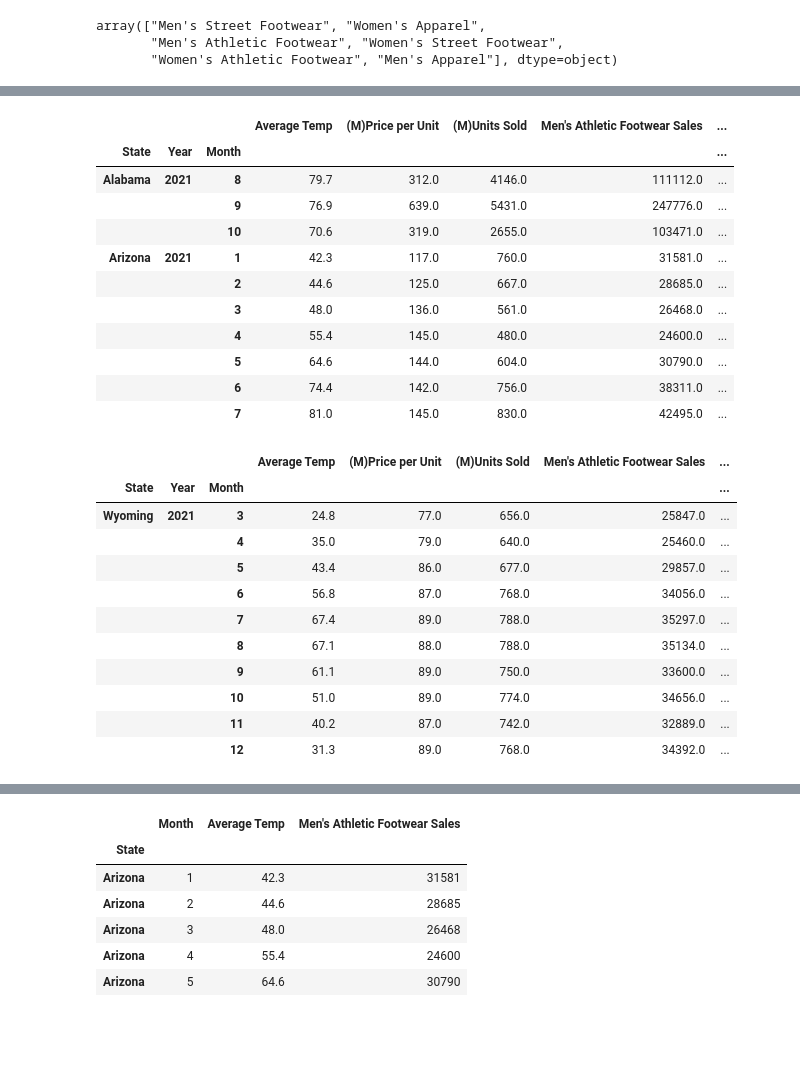
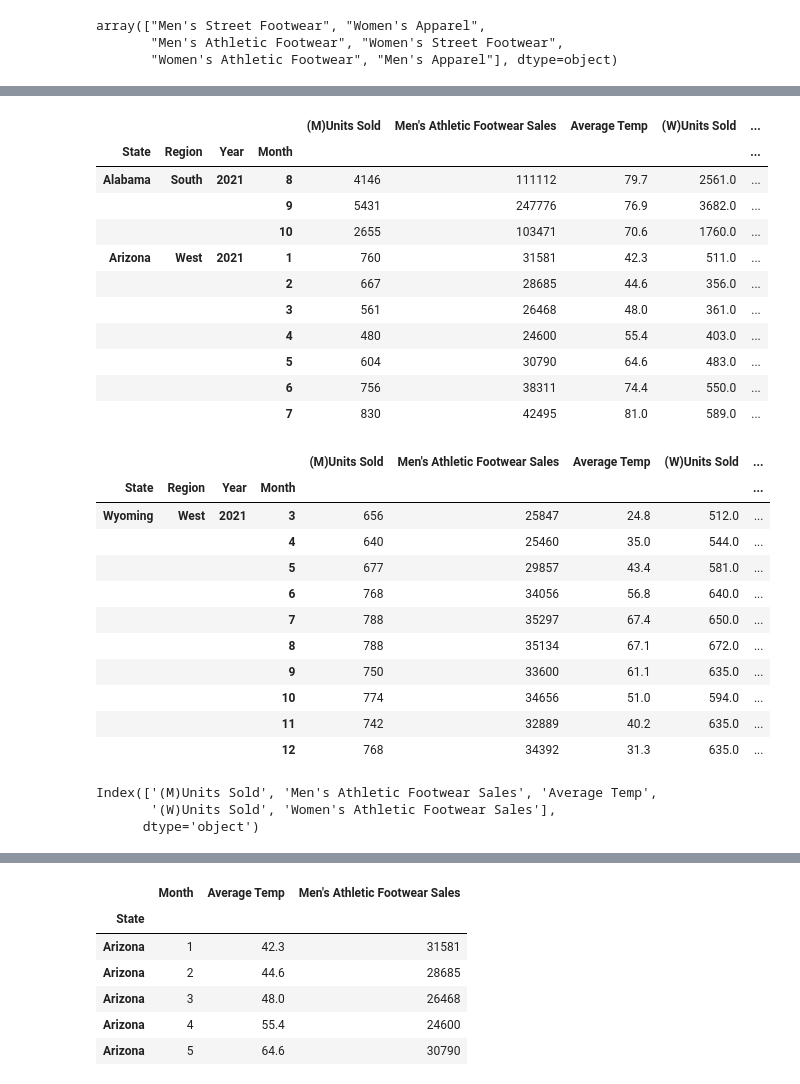
Before and after one commit to Krinnik/adidas_sales_temp_analysis, a Jupyter notebook: nik_workspace.ipynb, the cells around one changed output, grey strips where cells are left out. Saved outputs shown, nothing was run; the diff lists cells and outputs as text; code cells hidden in the pictures; blank space fills up the shorter version.

```diff
--- a/nik_workspace.ipynb
+++ b/nik_workspace.ipynb
@@ -484,5 +486,5 @@ adidas_mens_athletic_footwear.head()
 # %%
-adidas_mens_athletic_footwear = adidas_mens_athletic_footwear.groupby(['State', 'Year', 'Month'])[['Price per Unit', 'Units Sold', 'Total Sales']].sum()
+adidas_mens_athletic_footwear = adidas_mens_athletic_footwear.groupby(['State', 'Region', 'Year', 'Month'])[['Units Sold', 'Total Sales']].sum()
 adidas_mens_athletic_footwear= adidas_mens_athletic_footwear.rename(
     columns={
         'Price per Unit': '(M)Price per Unit',
@@ -511,5 +513,5 @@ adidas_womens_athletic_footwear.head()
 # %%
-adidas_womens_athletic_footwear = adidas_womens_athletic_footwear.groupby(['State', 'Year', 'Month'])[['Price per Unit', 'Units Sold', 'Total Sales']].sum()
+adidas_womens_athletic_footwear = adidas_womens_athletic_footwear.groupby(['State', 'Region', 'Year', 'Month'])[['Units Sold', 'Total Sales']].sum()
 adidas_womens_athletic_footwear= adidas_womens_athletic_footwear.rename(
     columns={
         'Price per Unit': '(W)Price per Unit',
@@ -531,5 +533,7 @@ monthly_temps_by_state = monthly_temps_by_state.reset_index()
 
 monthly_temps_by_state = monthly_temps_by_state.groupby(['State', 'Year', 'Month'])['Average Temp'].sum()
 
+monthly_temps_by_state = pd.DataFrame(monthly_temps_by_state)
+
 monthly_temps_by_state.head()
 # %% [output]
@@ -589,0 +547,3 @@ Name: Total Sales, Length: 509, dtype: int32
+# %%
+adidas_temps = adidas_mens_athletic_footwear.join(monthly_temps_by_state, on=['State', 'Year', 'Month'], how='left')
+adidas_temps.head()
@@ -639,30 +571,35 @@ Name: Total Sales, dtype: int32
 # %%
-adidas_temps = pd.concat([monthly_temps_by_state, adidas_mens_athletic_footwear], axis=1).dropna()
 adidas_temps = pd.concat([adidas_temps, adidas_womens_athletic_footwear], axis=1).dropna()
 display(adidas_temps.head(10))
 display(adidas_temps.tail(10))
 # %% [output]
-|  |  |  | Average Temp | (M)Price per Unit | (M)Units Sold | Men's Athletic Footwear Sales | ... |
-| State | Year | Month |  |  |  |  | ... |
-| Alabama | 2021 | 8 | 79.7 | 312.0 | 4146.0 | 111112.0 | ... |
-|  |  | 9 | 76.9 | 639.0 | 5431.0 | 247776.0 | ... |
-|  |  | 10 | 70.6 | 319.0 | 2655.0 | 103471.0 | ... |
-| Arizona | 2021 | 1 | 42.3 | 117.0 | 760.0 | 31581.0 | ... |
-|  |  | 2 | 44.6 | 125.0 | 667.0 | 28685.0 | ... |
-|  |  | 3 | 48.0 | 136.0 | 561.0 | 26468.0 | ... |
-|  |  | 4 | 55.4 | 145.0 | 480.0 | 24600.0 | ... |
-|  |  | 5 | 64.6 | 144.0 | 604.0 | 30790.0 | ... |
-|  |  | 6 | 74.4 | 142.0 | 756.0 | 38311.0 | ... |
-|  |  | 7 | 81.0 | 145.0 | 830.0 | 42495.0 | ... |
+|  |  |  |  | (M)Units Sold | Men's Athletic Footwear Sales | Average Temp | (W)Units Sold | ... |
+| State | Region | Year | Month |  |  |  |  | ... |
+| Alabama | South | 2021 | 8 | 4146 | 111112 | 79.7 | 2561.0 | ... |
+|  |  |  | 9 | 5431 | 247776 | 76.9 | 3682.0 | ... |
+|  |  |  | 10 | 2655 | 103471 | 70.6 | 1760.0 | ... |
+| Arizona | West | 2021 | 1 | 760 | 31581 | 42.3 | 511.0 | ... |
+|  |  |  | 2 | 667 | 28685 | 44.6 | 356.0 | ... |
+|  |  |  | 3 | 561 | 26468 | 48.0 | 361.0 | ... |
+|  |  |  | 4 | 480 | 24600 | 55.4 | 403.0 | ... |
+|  |  |  | 5 | 604 | 30790 | 64.6 | 483.0 | ... |
+|  |  |  | 6 | 756 | 38311 | 74.4 | 550.0 | ... |
+|  |  |  | 7 | 830 | 42495 | 81.0 | 589.0 | ... |
-|  |  |  | Average Temp | (M)Price per Unit | (M)Units Sold | Men's Athletic Footwear Sales | ... |
-| State | Year | Month |  |  |  |  | ... |
-| Wyoming | 2021 | 3 | 24.8 | 77.0 | 656.0 | 25847.0 | ... |
-|  |  | 4 | 35.0 | 79.0 | 640.0 | 25460.0 | ... |
-|  |  | 5 | 43.4 | 86.0 | 677.0 | 29857.0 | ... |
-|  |  | 6 | 56.8 | 87.0 | 768.0 | 34056.0 | ... |
-|  |  | 7 | 67.4 | 89.0 | 788.0 | 35297.0 | ... |
-|  |  | 8 | 67.1 | 88.0 | 788.0 | 35134.0 | ... |
-|  |  | 9 | 61.1 | 89.0 | 750.0 | 33600.0 | ... |
-|  |  | 10 | 51.0 | 89.0 | 774.0 | 34656.0 | ... |
-|  |  | 11 | 40.2 | 87.0 | 742.0 | 32889.0 | ... |
-|  |  | 12 | 31.3 | 89.0 | 768.0 | 34392.0 | ... |
+|  |  |  |  | (M)Units Sold | Men's Athletic Footwear Sales | Average Temp | (W)Units Sold | ... |
+| State | Region | Year | Month |  |  |  |  | ... |
+| Wyoming | West | 2021 | 3 | 656 | 25847 | 24.8 | 512.0 | ... |
+|  |  |  | 4 | 640 | 25460 | 35.0 | 544.0 | ... |
+|  |  |  | 5 | 677 | 29857 | 43.4 | 581.0 | ... |
+|  |  |  | 6 | 768 | 34056 | 56.8 | 640.0 | ... |
+|  |  |  | 7 | 788 | 35297 | 67.4 | 650.0 | ... |
+|  |  |  | 8 | 788 | 35134 | 67.1 | 672.0 | ... |
+|  |  |  | 9 | 750 | 33600 | 61.1 | 635.0 | ... |
+|  |  |  | 10 | 774 | 34656 | 51.0 | 594.0 | ... |
+|  |  |  | 11 | 742 | 32889 | 40.2 | 635.0 | ... |
+|  |  |  | 12 | 768 | 34392 | 31.3 | 635.0 | ... |
+# %%
+adidas_temps.columns
+# %% [output]
+Index(['(M)Units Sold', 'Men's Athletic Footwear Sales', 'Average Temp',
+       '(W)Units Sold', 'Women's Athletic Footwear Sales'],
+      dtype='object')
```
Also changed, not shown: parts of 40 cells of this notebook.
